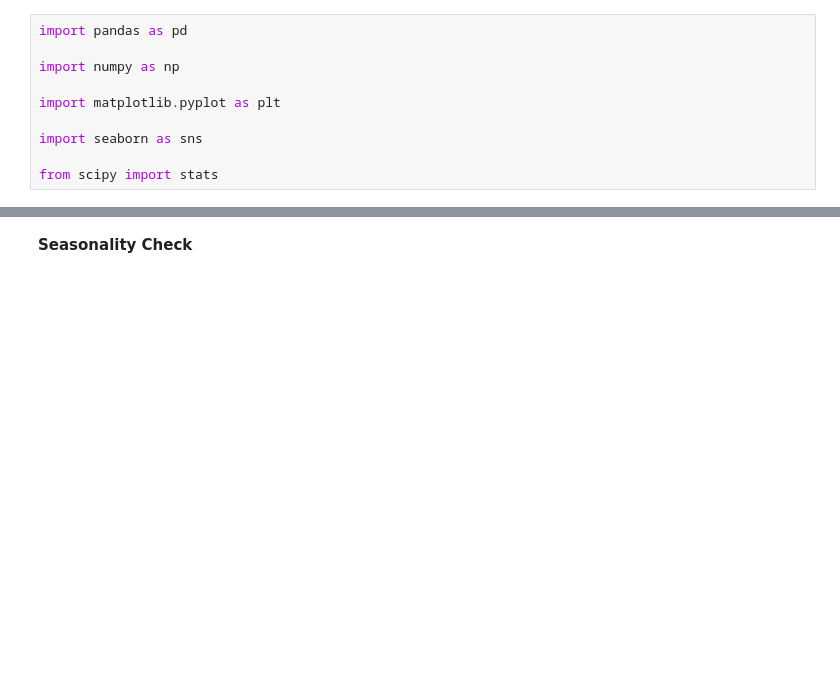
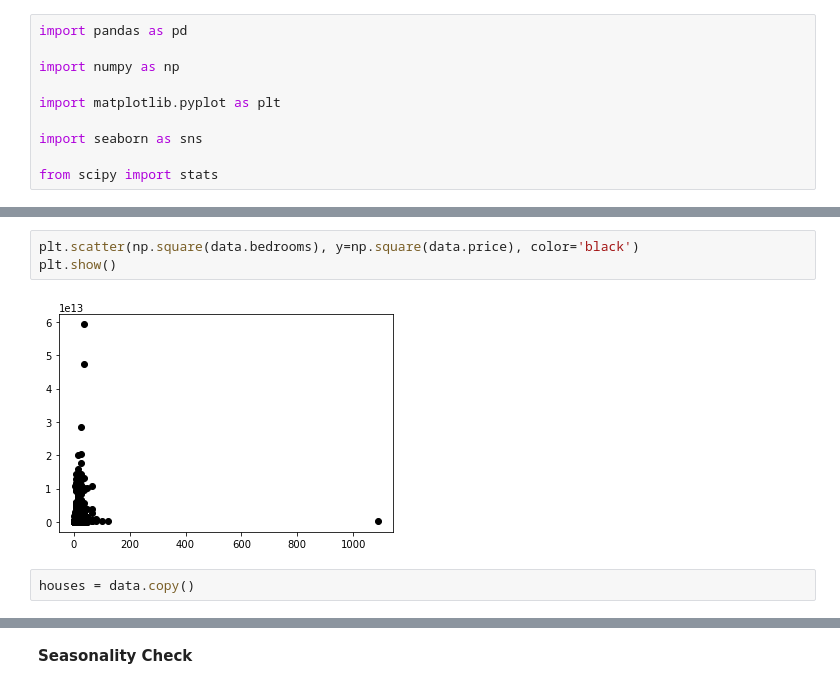
Before and after one commit to vaibhavvarmadv/HousePricePrediction, a Jupyter notebook: Model Fitting.ipynb, the cells around one changed output, grey strips where cells are left out. Cells and saved outputs as stored; diff of their text form; blank space fills up the shorter version.

```diff
--- a/Model Fitting.ipynb
+++ b/Model Fitting.ipynb
@@ -122,0 +157,7 @@ trans_data['date']=trans_data['date'].map(dt.datetime.toordinal)`
+# %%
+plt.scatter(np.square(data.bedrooms), y=np.square(data.price), color='black')
+plt.show()
+# %% [output]
+[figure, added]
+# %%
+houses = data.copy()
```
Also changed, not shown: parts of 247 cells of this notebook.
